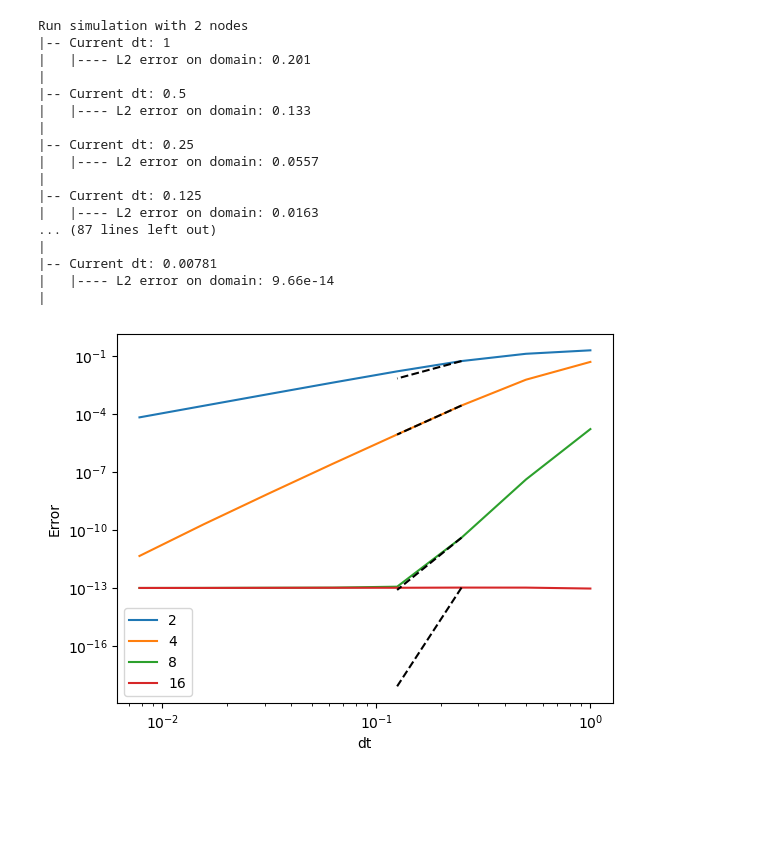
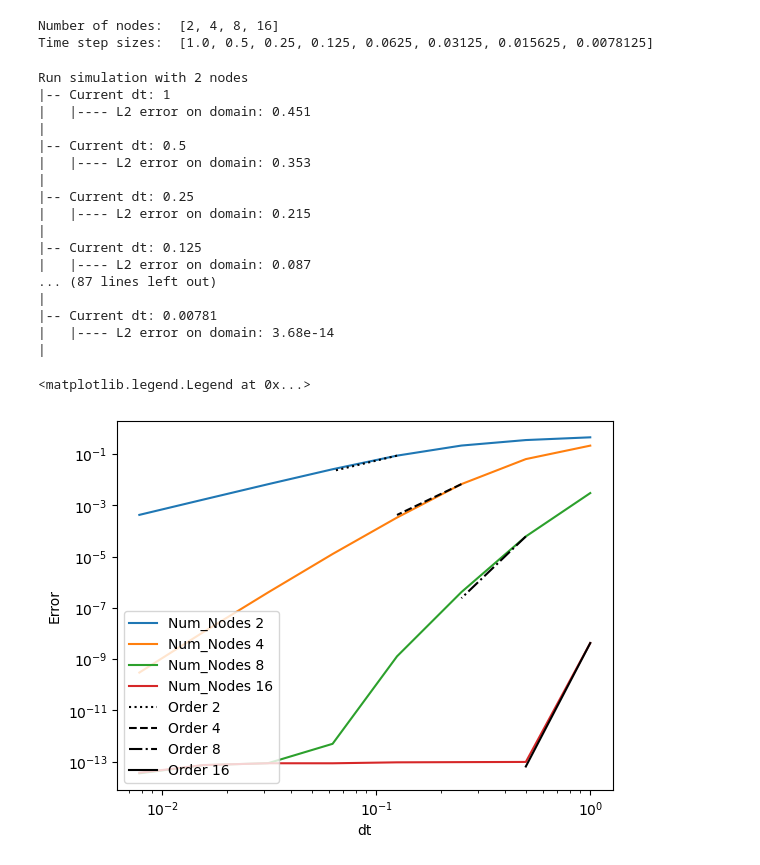
Before and after one commit to TobiasEppacher/tutorials, a Jupyter notebook: partitioned-heat-conduction/solver-fenics/heat_pySDC_monolithic_visualization.ipynb, the cells around one changed output. Saved outputs shown, nothing was run; the diff lists cells and outputs as text; code cells hidden in the pictures; blank space fills up the shorter version.

Commit message:
Better plots

```diff
--- a/partitioned-heat-conduction/solver-fenics/heat_pySDC_monolithic_visualization.ipynb
+++ b/partitioned-heat-conduction/solver-fenics/heat_pySDC_monolithic_visualization.ipynb
@@ -2,6 +2,26 @@
 # Imports
 import pandas as pd
 import matplotlib.pyplot as plt
+# %%
+# Specify the number of nodes and time step sizes to test
+num_nodes_list = [2 ** i for i in range(1, 5)]
+dt_list = [2.0 ** -i for i in range(8)]
+
+# Set start and end time
+t_start = 0.0
+t_end = 1.0
+
+# Temporal degree to test higher order time integration
+temporal_deg = 20
+
+# Specify if the data should be printed to a file
+print_to_file = True
+
+print("Number of nodes: ", num_nodes_list)
+print("Time step sizes: ", dt_list)
+# %% [output]
+Number of nodes:  [2, 4, 8, 16]
+Time step sizes:  [1.0, 0.5, 0.25, 0.125, 0.0625, 0.03125, 0.015625, 0.0078125]
 # %%
 # Method to execute a simulation with given parameters
 
@@ -167,50 +177,61 @@ if print_to_file:
     err_out_name = f"{dir_path}/errors.csv"
     err_out = open(err_out_name, "w")
     df.to_csv(err_out, index=False)
+    print(f"Data written to {err_out_name}")
+
+
+print("Finished running simulations.")
 # %% [output]
 Run simulation with 2 nodes
 |-- Current dt: 1
-|   |---- L2 error on domain: 0.201
+|   |---- L2 error on domain: 0.451
 |
 |-- Current dt: 0.5
-|   |---- L2 error on domain: 0.133
+|   |---- L2 error on domain: 0.353
 |
 |-- Current dt: 0.25
-|   |---- L2 error on domain: 0.0557
+|   |---- L2 error on domain: 0.215
 |
 |-- Current dt: 0.125
-|   |---- L2 error on domain: 0.0163
+|   |---- L2 error on domain: 0.087
 ... (87 lines left out)
 |
 |-- Current dt: 0.00781
-|   |---- L2 error on domain: 9.66e-14
+|   |---- L2 error on domain: 3.68e-14
 |
 # %%
+# Plot the collected data
+
 load_from_file = False
 if load_from_file:
     df = pd.read_csv('errors.csv')
 
 fig, ax = plt.subplots()
 
-df.plot(x='dt', y=[f"{num_nodes}" for num_nodes in num_nodes_list], ax=ax)
+df.plot(x='dt', y=[f"{num_nodes}" for num_nodes in num_nodes_list], label=[f"Num_Nodes {num_nodes}" for num_nodes in num_nodes_list], ax=ax)
 
 ax.set_xlabel('dt')
 ax.set_ylabel('Error')
 ax.set_xscale('log', base=2)
 ax.set_yscale('log', base=10)
 
 
 # Plot order guides into the plot
 
 # Set expected orders for guides
 # The expected order is the number of nodes + 1
-expected_orders = [num_nodes + 1 for num_nodes in num_nodes_list]
+expected_orders = [num_nodes for num_nodes in num_nodes_list]
+linestyles = ['dotted', 'dashed', 'dashdot', 'solid']
 
 for i, num_nodes in enumerate(num_nodes_list):
-    dt_list_adjusted = dt_list[2:4]
+    dt_list_adjusted = dt_list[len(num_nodes_list) - i - 1:len(num_nodes_list) - i + 1]
     order = expected_orders[i]
-    base_error = df[f"{num_nodes}"][2]
+    base_error = df[f"{num_nodes}"][len(num_nodes_list) - i - 1]
     order_guide = [base_error / (2 ** (order*i)) for i in range(0, len(dt_list_adjusted))]
-    ax.loglog(dt_list_adjusted, order_guide, color='black', linestyle='dashed', label=f"Order {order}")
+    ax.loglog(dt_list_adjusted, order_guide, color='black', linestyle=linestyles[i], label=f"Order {order}")
+
+# Add legend on bottom left
+ax.legend(loc='lower left')
 # %% [output]
+<matplotlib.legend.Legend at 0x...>
-[figure, old version]
+[figure, new version]
```
Also changed, not shown: parts of 2 cells of this notebook, 1 other file.
